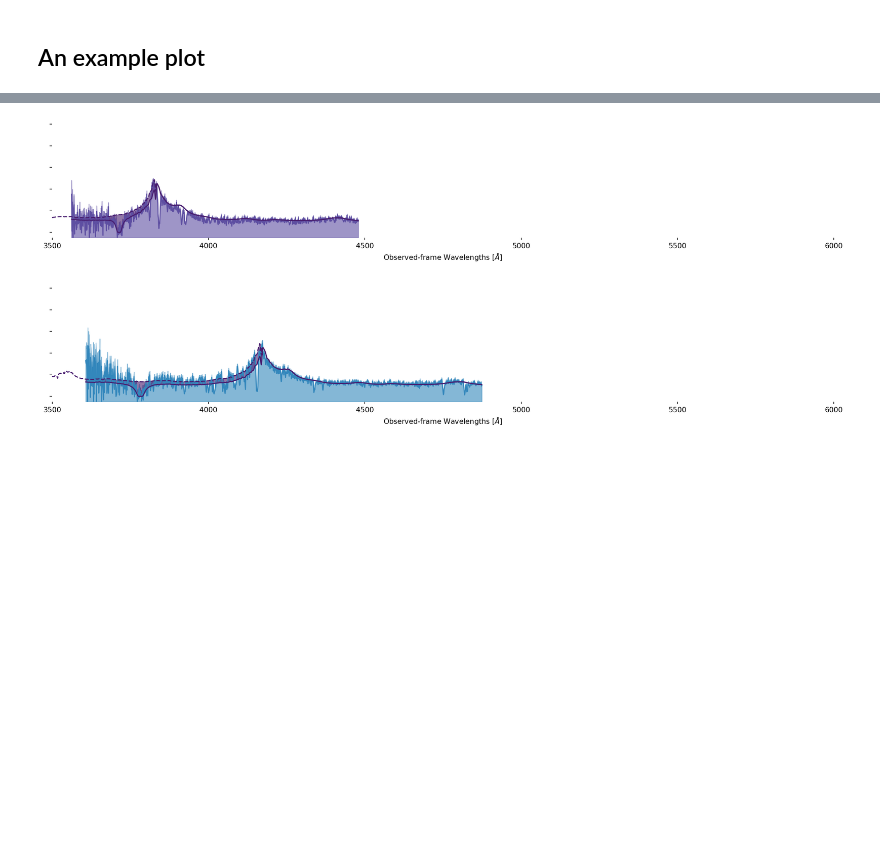
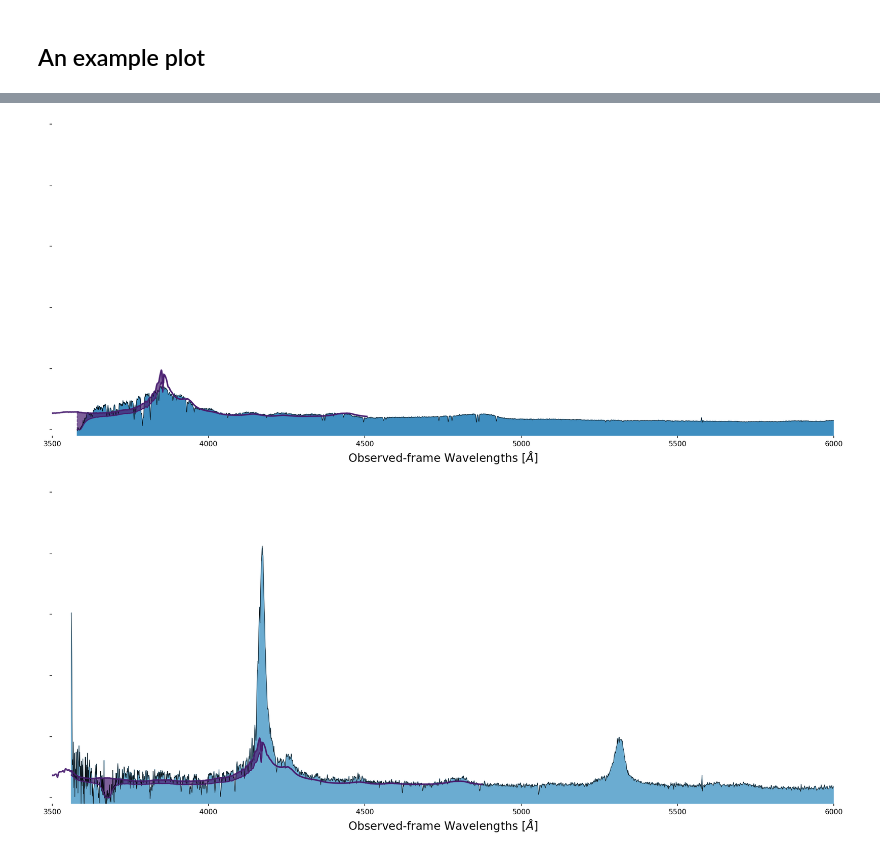
Before and after one commit to jibanCat/gpy_dla_detection, a Jupyter notebook: notebooks/Cover_photo.ipynb, the cells around one changed output, grey strips where cells are left out. Cells and saved outputs as stored; diff of their text form; code cells hidden in the pictures; blank space fills up the shorter version.

Commit message:
2024.01.11 : very rough notebooks for just animations for slides and cover photos

```diff
--- a/notebooks/Cover_photo.ipynb
+++ b/notebooks/Cover_photo.ipynb
@@ -608,10 +608,12 @@ lya_gp.set_data(
 # %% [markdown]
 ## An example plot
 # %%
+# snr > 30, quite good
+# snr > 31, second one good
 # sort based on zQSO
 real_index = np.where(
     [
-        (spec["p_dla"] > 0.99 and spec["snr"] > 12 and spec["z_qso"] < 5.8)
+        (spec["p_dla"] > 0.99 and spec["snr"] > 35 and spec["z_qso"] < 5.8)
         for spec in dr12q_catalog
     ]
 )[0]
@@ -625,6 +643,6 @@ array([3218, 1164, 6860, ..., 6576,  805, 1264])
 # %%
 # from blue to red
-cmap = plt.get_cmap("Spectral_r")
+cmap = plt.get_cmap("RdBu_r")
 # %%
 # Now you can get the model with Lya absorbers
 spacing = (real_index_zqso_sorted.shape[0]) // 12
@@ -661,9 +679,10 @@ for k, ith in enumerate(real_index_zqso_sorted[ind]):
     print(spec_dict)
 
     ################### Plotting the model ###################
-    fig, ax = plt.subplots(1, 1, figsize=(16, 3))
+    fig, ax = plt.subplots(1, 1, figsize=(16, 7))
     # from blue to red
-    redshift_color = cmap(k / len(ind))
+    redshift_color = cmap((k + 3) / (len(ind) + 6))
+    model_color = "C0"
 
     # plotting normalization
     normalization = 0
@@ -685,50 +704,85 @@ for k, ith in enumerate(real_index_zqso_sorted[ind]):
         z_dlas, [10**log_nhi for log_nhi in log_nhis]
     )
 
+    ################# Whole spectrum without cropping ###############
+    # normalize spectrum
+    ind_norm = (
+        (rest_wavelengths >= gp.params.normalization_min_lambda)
+        & (rest_wavelengths <= gp.params.normalization_max_lambda)
+        & (~pixel_mask)
+    )
+    this_median = np.nanmedian(flux[ind_norm])
+    flux = flux / this_median
+    # masking pixels
+    wavelengths = wavelengths[~pixel_mask]
+    rest_wavelengths = rest_wavelengths[~pixel_mask]
+    flux = flux[~pixel_mask]
+
     # Mean function
     ax.plot(
-        gp.X * (1 + z_qso),  # quasar spectrum's rest-frame wavelengths
-        gp.Y + normalization,  # quasar spectrum's flux
+        wavelengths,  # quasar spectrum's rest-frame wavelengths
+        flux + normalization,  # quasar spectrum's flux
         label="Data",
-        color=redshift_color,
+        color="black",
+        lw=0.6,
+        alpha=0.9,
     )
     ax.fill_between(
-        gp.X * (1 + z_qso),
+        wavelengths,
         -0.5,
-        gp.Y + normalization + np.sqrt(gp.v),
+        flux + normalization,
         label="SDSS Instrumental Uncertainty (95%)",
         color=redshift_color,
-        alpha=0.6,
+        # alpha=0.6,
     )
+    # ax.plot(
+    #     gp.X * (1 + z_qso),  # quasar spectrum's rest-frame wavelengths
+    #     gp.Y + normalization,  # quasar spectrum's flux
+    #     label="Data",
+    #     color="black",
+    #     lw=0.4,
+    #     alpha=0.9,
+    # )
+    # ax.fill_between(
+    #     gp.X * (1 + z_qso),
+    #     -0.5,
+    #     gp.Y + normalization,
+    #     label="SDSS Instrumental Uncertainty (95%)",
+    #     color=redshift_color,
+    #     # alpha=0.6,
+    # )
     ax.plot(
         gp.rest_wavelengths * (1 + z_qso),
         gp.mu + normalization,
         label="GP null model (mu = continuum)",
-        color="C0",
-        ls="--",
+        color=model_color,
+        # ls="--",
+        linewidth=2.2,
+        alpha=0.9,
     )
 
     # This line plots model
     ax.plot(
         gp.X * (1 + z_qso),
         lya_mu + normalization,
-        color="C0",
+        color=model_color,
         label="GP Lya model (mu = meanflux)",
     )  # GP model's mean function
     ax.fill_between(
         gp.X * (1 + z_qso),
         lya_mu + normalization,
         gp.mu_interpolator(gp.X),
-        color="C0",
-        alpha=0.6,
+        color=model_color,
+        alpha=0.7,
         label="Absorption",
+        ls="--",
     )
     # plt.text(gp.X[200] * (1 + z_qso), lya_mu[200] * normalization, "$z_{QSO} = $" + "{:.3g}".format(z_qso))
 
-    ax.set_xlabel("Observed-frame Wavelengths [$\AA$]")
+    ax.set_xlabel("Observed-frame Wavelengths [$\AA$]", fontdict={"fontsize": 16})
     # ax.set_ylabel("Normalized Flux")
     ax.set_xlim(3500, 6000)
-    ax.set_ylim(-0.5, 10)
+    ax.set_ylim(-0.5, 25)
 
     ax.spines["top"].set_visible(False)
     ax.spines["right"].set_visible(False)
@@ -739,5 +793,7 @@ for k, ith in enumerate(real_index_zqso_sorted[ind]):
     ax.set(yticklabels=[])
     fig.tight_layout()
 
-    fig.savefig("demo_spec_{}.png".format(k), dpi=150, transparent=True)
+    fig.savefig(
+        "cover_photos/demo_spec_{}_snr_35.png".format(k), dpi=150, transparent=True
+    )
 # %% [output]
@@ -754,2 +810,2 @@ for k, ith in enumerate(real_index_zqso_sorted[ind]):
-[figure, old version]
+[figure, new version]
-[figure, old version]
+[figure, new version]
```
Also changed, not shown: parts of 4 cells of this notebook, 1 other file.
